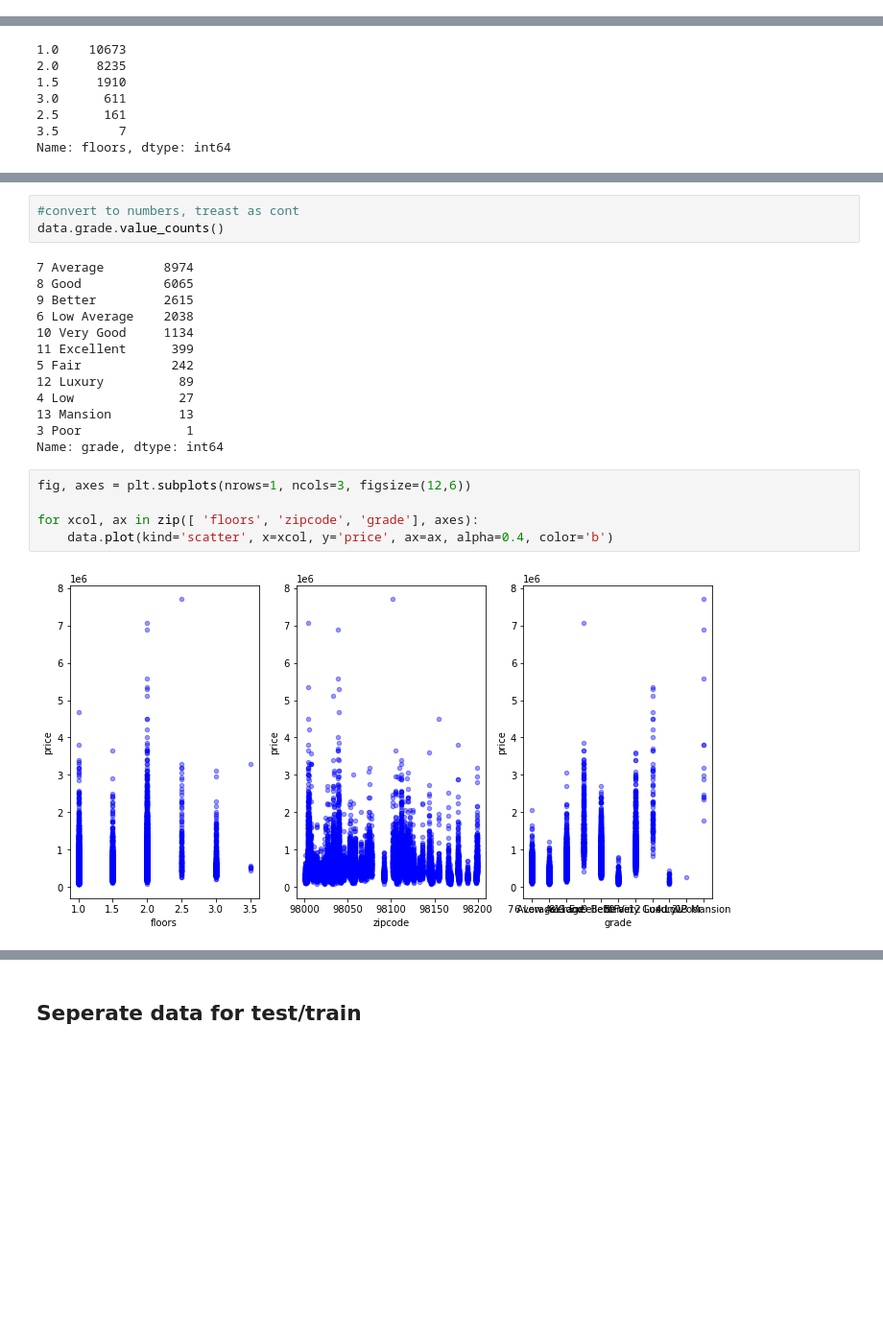
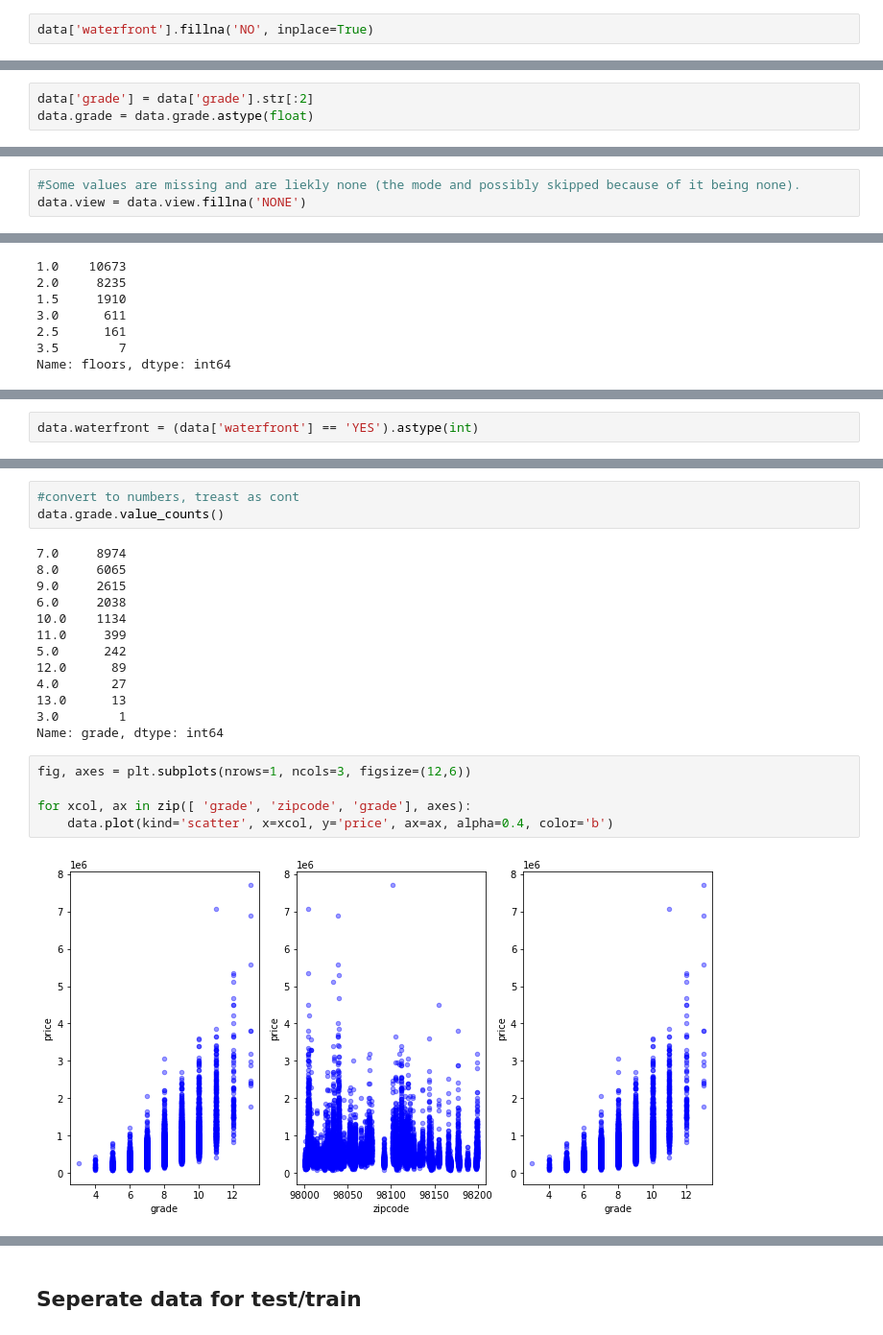
Before and after one commit to gzedwards/king-housing, a Jupyter notebook: index.ipynb, the cells around one changed output, grey strips where cells are left out. Shown at 96% size. Drawn from its saved outputs; the diff is of its cells as text; blank space fills up the shorter version.

```diff
--- a/index.ipynb
+++ b/index.ipynb
@@ -75,0 +74,2 @@ X = data[['sqft_living', 'sqft_lot', 'sqft_above', 'bedrooms', 'bathrooms', 'yr_
+# %%
+data['waterfront'].fillna('NO', inplace=True)
@@ -75,0 +93,3 @@ X = data[['sqft_living', 'sqft_lot', 'sqft_above', 'bedrooms', 'bathrooms', 'yr_
+# %%
+data['grade'] = data['grade'].str[:2]
+data.grade = data.grade.astype(float)
@@ -75,0 +122,3 @@ X = data[['sqft_living', 'sqft_lot', 'sqft_above', 'bedrooms', 'bathrooms', 'yr_
+# %%
+#Some values are missing and are liekly none (the mode and possibly skipped because of it being none).
+data.view = data.view.fillna('NONE')
@@ -92,0 +170,2 @@ Name: waterfront, dtype: int64
+# %%
+data.waterfront = (data['waterfront'] == 'YES').astype(int)
@@ -118,22 +278,22 @@ Name: view, dtype: int64
 #convert to numbers, treast as cont
 data.grade.value_counts()
 # %% [output]
-7 Average        8974
-8 Good           6065
-9 Better         2615
-6 Low Average    2038
-10 Very Good     1134
-11 Excellent      399
-5 Fair            242
-12 Luxury          89
-4 Low              27
-13 Mansion         13
-3 Poor              1
+7.0     8974
+8.0     6065
+9.0     2615
+6.0     2038
+10.0    1134
+11.0     399
+5.0      242
+12.0      89
+4.0       27
+13.0      13
+3.0        1
 Name: grade, dtype: int64
 # %%
 fig, axes = plt.subplots(nrows=1, ncols=3, figsize=(12,6))
 
-for xcol, ax in zip([ 'floors', 'zipcode', 'grade'], axes):
+for xcol, ax in zip([ 'grade', 'zipcode', 'grade'], axes):
     data.plot(kind='scatter', x=xcol, y='price', ax=ax, alpha=0.4, color='b')
 # %% [output]
-[figure, old version]
+[figure, new version]
```
Also changed, not shown: parts of 31 cells of this notebook.
